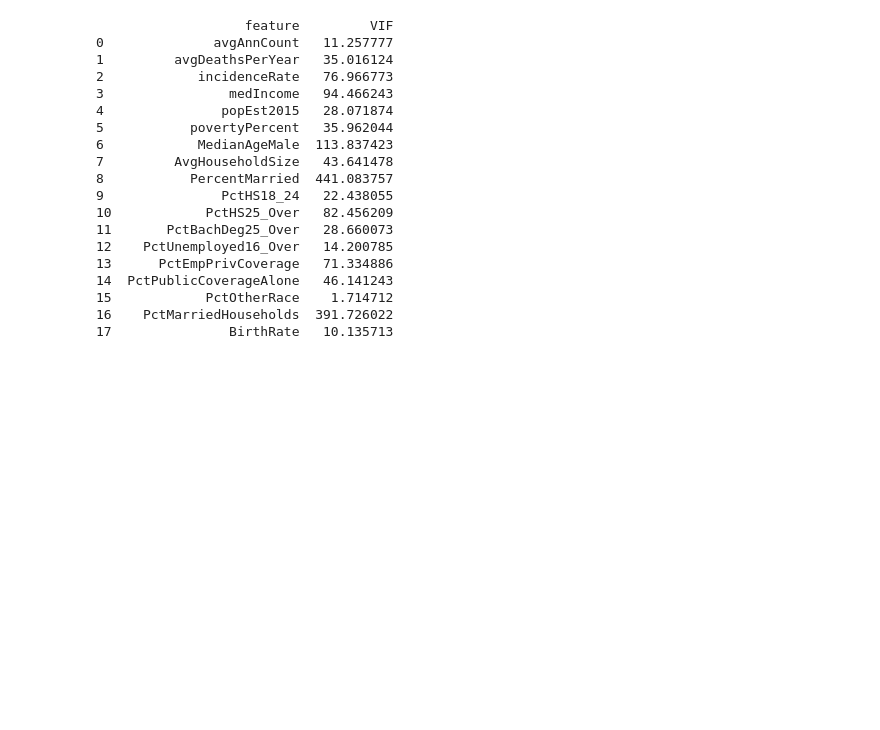
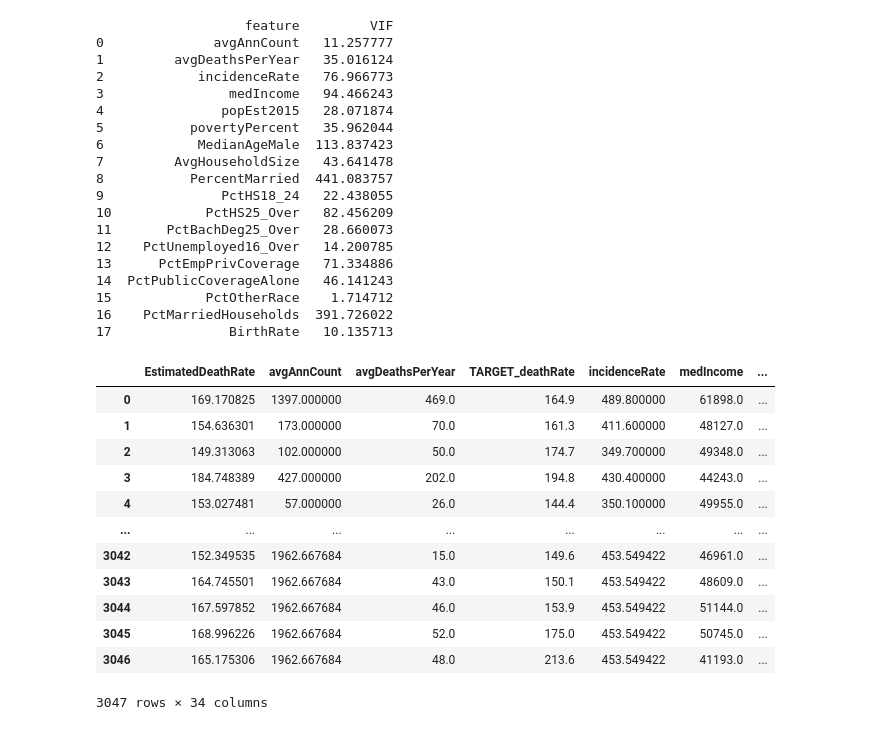
Before and after one commit to RCC0149/Final-Project, a Jupyter notebook: WLS_Regression-Round2.ipynb, the cells around one changed output. Cells and saved outputs as stored; diff of their text form; code cells hidden in the pictures; blank space fills up the shorter version.

```diff
--- a/WLS_Regression-Round2.ipynb
+++ b/WLS_Regression-Round2.ipynb
@@ -25,2 +25,2 @@ main_df
 # %%
-main_df.fillna(0)
+main_df.fillna(0, inplace=True)
@@ -213,3 +199,24 @@ print(vif_data)
 15            PctOtherRace    1.714712
 16    PctMarriedHouseholds  391.726022
 17               BirthRate   10.135713
+# %%
+# Add y_pred to dataframe
+main_df.insert(loc=0,
+          column='EstimatedDeathRate',
+          value=y_pred)
+# %%
+main_df
+# %% [output]
+|  | EstimatedDeathRate | avgAnnCount | avgDeathsPerYear | TARGET_deathRate | incidenceRate | medIncome | ... |
+| 0 | 169.170825 | 1397.000000 | 469.0 | 164.9 | 489.800000 | 61898.0 | ... |
+| 1 | 154.636301 | 173.000000 | 70.0 | 161.3 | 411.600000 | 48127.0 | ... |
+| 2 | 149.313063 | 102.000000 | 50.0 | 174.7 | 349.700000 | 49348.0 | ... |
+| 3 | 184.748389 | 427.000000 | 202.0 | 194.8 | 430.400000 | 44243.0 | ... |
+| 4 | 153.027481 | 57.000000 | 26.0 | 144.4 | 350.100000 | 49955.0 | ... |
+| ... | ... | ... | ... | ... | ... | ... | ... |
+| 3042 | 152.349535 | 1962.667684 | 15.0 | 149.6 | 453.549422 | 46961.0 | ... |
+| 3043 | 164.745501 | 1962.667684 | 43.0 | 150.1 | 453.549422 | 48609.0 | ... |
+| 3044 | 167.597852 | 1962.667684 | 46.0 | 153.9 | 453.549422 | 51144.0 | ... |
+| 3045 | 168.996226 | 1962.667684 | 52.0 | 175.0 | 453.549422 | 50745.0 | ... |
+| 3046 | 165.175306 | 1962.667684 | 48.0 | 213.6 | 453.549422 | 41193.0 | ... |
+3047 rows × 34 columns
```
Also changed, not shown: parts of 6 cells of this notebook, 9 other files.
